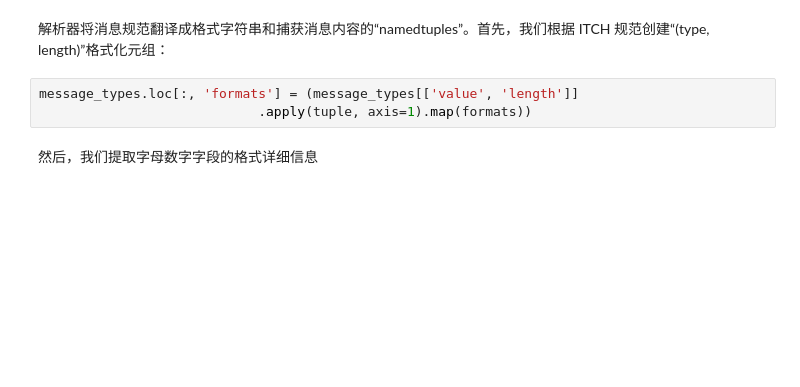
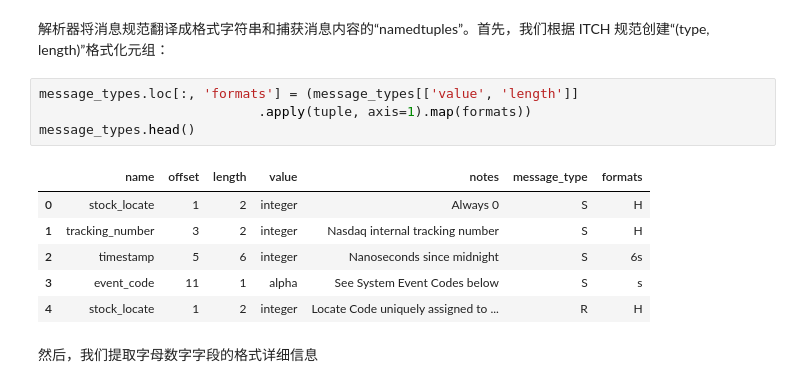
Before and after one commit to millionakking/machine-learning-for-trading, a Jupyter notebook: 02_market_and_fundamental_data/01_NASDAQ_TotalView-ITCH_Order_Book/01_parse_itch_order_flow_messages.ipynb, the cells around one changed output. Cells and saved outputs as stored; diff of their text form; blank space fills up the shorter version.

```diff
--- a/02_market_and_fundamental_data/01_NASDAQ_TotalView-ITCH_Order_Book/01_parse_itch_order_flow_messages.ipynb
+++ b/02_market_and_fundamental_data/01_NASDAQ_TotalView-ITCH_Order_Book/01_parse_itch_order_flow_messages.ipynb
@@ -292,5 +339,13 @@ message_types = pd.read_csv('message_types.csv')
 # %%
 message_types.loc[:, 'formats'] = (message_types[['value', 'length']]
                             .apply(tuple, axis=1).map(formats))
+message_types.head()
+# %% [output]
+|  | name | offset | length | value | notes | message_type | formats |
+| 0 | stock_locate | 1 | 2 | integer | Always 0 | S | H |
+| 1 | tracking_number | 3 | 2 | integer | Nasdaq internal tracking number | S | H |
+| 2 | timestamp | 5 | 6 | integer | Nanoseconds since midnight | S | 6s |
+| 3 | event_code | 11 | 1 | alpha | See System Event Codes below | S | s |
+| 4 | stock_locate | 1 | 2 | integer | Locate Code uniquely assigned to ... | R | H |
 # %% [markdown]
 然后，我们提取字母数字字段的格式详细信息
```
Also changed, not shown: parts of 16 cells of this notebook, 41 other files.
